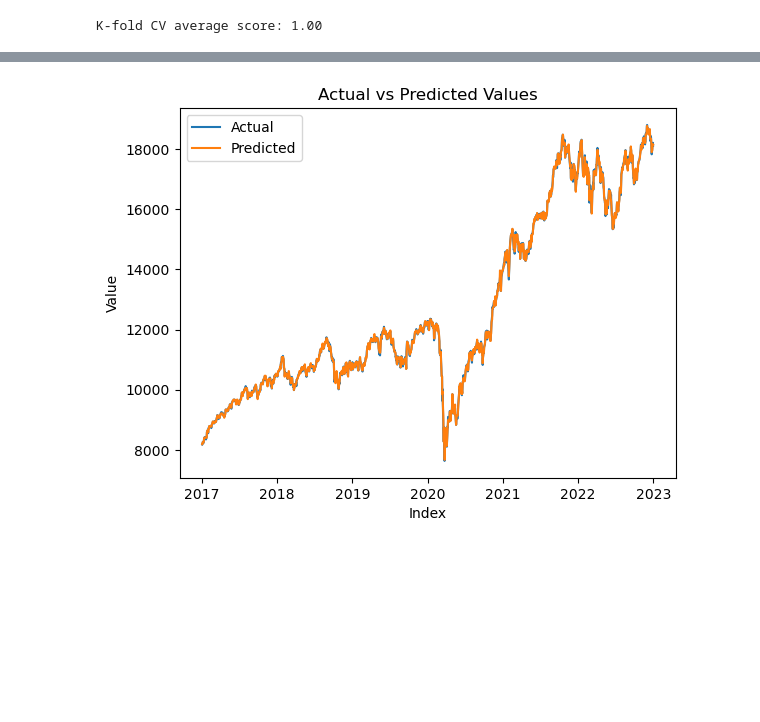
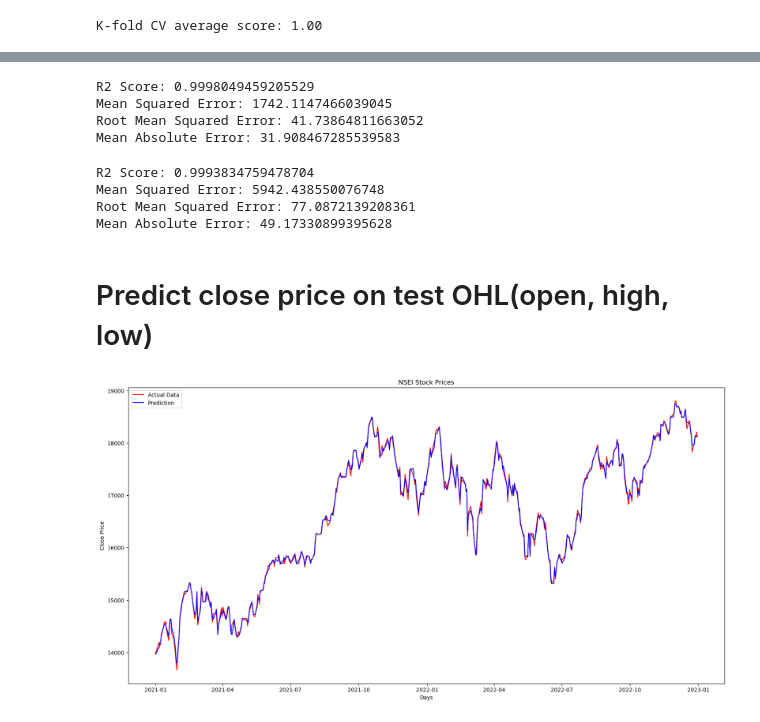
Before and after one commit to Abbas-Source/alianzworkz-internship, a Jupyter notebook: GradientBoostingRegressor/gbregressor-for-stock-market-value-prediction.ipynb, the cells around one changed output, grey strips where cells are left out. Cells and saved outputs as stored; diff of their text form; code cells hidden in the pictures; blank space fills up the shorter version.

```diff
--- a/GradientBoostingRegressor/gbregressor-for-stock-market-value-prediction.ipynb
+++ b/GradientBoostingRegressor/gbregressor-for-stock-market-value-prediction.ipynb
@@ -125,10 +136,13 @@ print(predicted)
 # %%
-# Plot the actual vs predicted values
-plt.plot(df.index,df[target], label='Actual')
-plt.plot(df.index,predicted, label='Predicted')
-plt.xlabel('Index')
-plt.ylabel('Value')
-plt.title('Actual vs Predicted Values')
+#plotting
+plt.rcParams["figure.figsize"] = (20,10)
+
+plt.plot(test.index,test[target], color = 'red', label="Actual Data")
+plt.plot(test.index,y_pred, color='blue', label="Prediction")
+
+plt.title('NSEI Stock Prices')
+plt.xlabel('Days')
+plt.ylabel('Close Price')
 plt.legend()
 plt.show()
 # %% [output]
@@ -152,3 +267,14 @@ target='close'
 # %%
 #train and test splits
 xtrain, xtest, ytrain, ytest=train_test_split(df[features], df[target], test_size=0.15)
+# %%
+#train/test data plotting
+train=df.loc[df.index<'01-01-2021']
+test=df.loc[df.index>='31-12-2020']
+
+fig,ax=plt.subplots(figsize=(15,5))
+train['close'].plot(ax=ax,label='Training Set')
+test['close'].plot(ax=ax,label='Test Set')
+ax.axvline('01-01-2021',color='black')
+ax.legend(['Train','Test'])
+plt.show()
@@ -198,11 +313,51 @@ RMSE: 48.04
+# %%
+#evaluate model's performance on train data
+predict = gbr.predict(xtrain)
+r2 = r2_score(ytrain, predict)
+mse = mean_squared_error(ytrain, predict)
+rmse = mean_squared_error(ytrain, predict, squared=False)
+mae = mean_absolute_error(ytrain, predict)
+print("R2 Score:", r2)
+print("Mean Squared Error:", mse)
+print("Root Mean Squared Error:", rmse)
+print("Mean Absolute Error:", mae)
+# %% [output]
+R2 Score: 0.9998049459205529
+Mean Squared Error: 1742.1147466039045
+Root Mean Squared Error: 41.73864811663052
+Mean Absolute Error: 31.908467285539583
+# %%
+#evaluate model's performance on test data
+ypred = gbr.predict(xtest)
+r2 = r2_score(ytest, ypred)
+mse = mean_squared_error(ytest, ypred)
+rmse = mean_squared_error(ytest, ypred, squared=False)
+mae = mean_absolute_error(ytest, ypred)
+print("R2 Score:", r2)
+print("Mean Squared Error:", mse)
+print("Root Mean Squared Error:", rmse)
+print("Mean Absolute Error:", mae)
+# %% [output]
+R2 Score: 0.9993834759478704
+Mean Squared Error: 5942.438550076748
+Root Mean Squared Error: 77.0872139208361
+Mean Absolute Error: 49.17330899395628
+# %% [markdown]
+# Predict close price on test OHL(open, high, low)
+# %%
+#predict value against test
+y_pred=gbr.predict(test[features])
 # %%
-# Plot the actual vs predicted values
-plt.plot(df.index,df[target], label='Actual')
-plt.plot(df.index,predicted, label='Predicted')
-plt.xlabel('Index')
-plt.ylabel('Value')
-plt.title('Actual vs Predicted Values')
+#plotting
+plt.rcParams["figure.figsize"] = (20,10)
+
+plt.plot(test.index,test[target], color = 'red', label="Actual Data")
+plt.plot(test.index,y_pred, color='blue', label="Prediction")
+
+plt.title('NSEI Stock Prices')
+plt.xlabel('Days')
+plt.ylabel('Close Price')
 plt.legend()
 plt.show()
 # %% [output]
-[figure, old version]
+[figure, new version]
```
Also changed, not shown: parts of 38 cells of this notebook, 2 other files.
